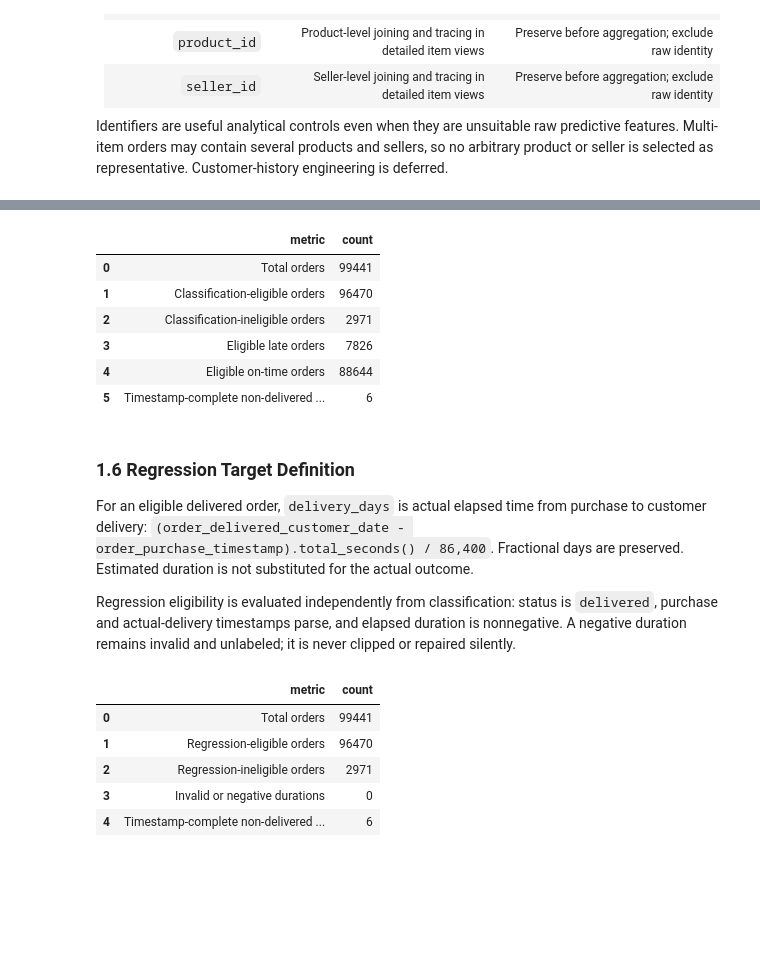
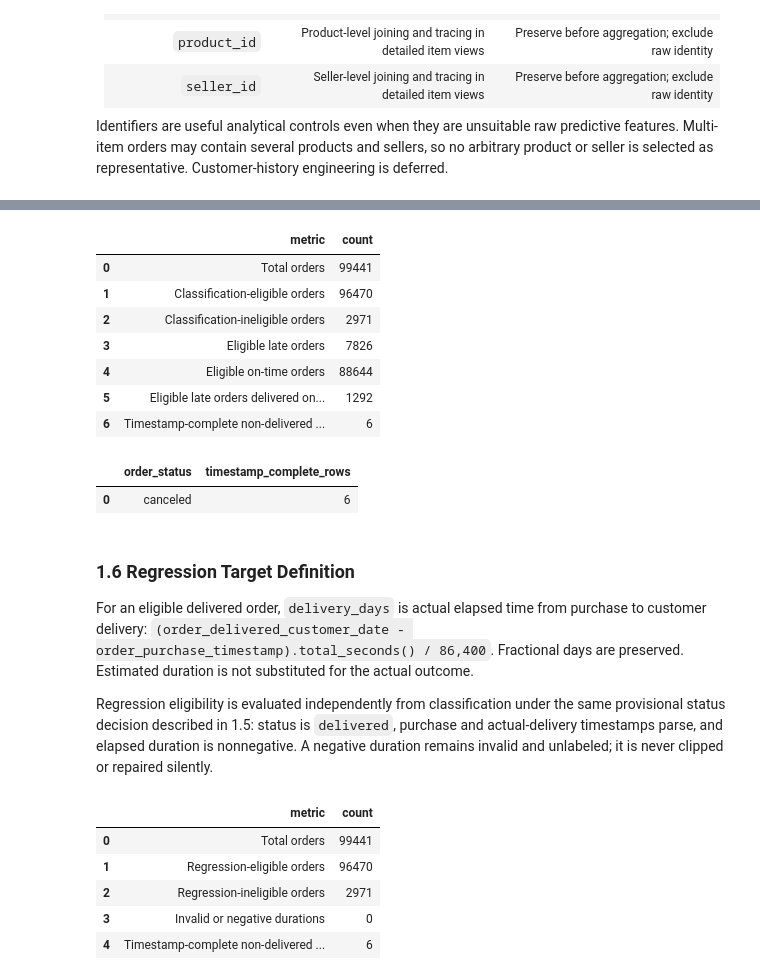
Before and after one commit to mmubashir95/ecommerce-delivery-intelligence, a Jupyter notebook: notebooks/03_exploratory_analysis.ipynb, the cells around one changed output, grey strips where cells are left out. Cells and saved outputs as stored; diff of their text form; code cells hidden in the pictures; blank space fills up the shorter version.

```diff
--- a/notebooks/03_exploratory_analysis.ipynb
+++ b/notebooks/03_exploratory_analysis.ipynb
@@ -110,10 +110,16 @@ missing_target_columns = [
 if missing_target_columns:
     raise KeyError(f"Orders is missing target columns: {missing_target_columns}")
 
+# An explicit format prevents pandas from silently inferring a different
+# layout (for example day-first dates) if the source format ever changes.
+SOURCE_TIMESTAMP_FORMAT = "%Y-%m-%d %H:%M:%S"
+
 timestamp_parse_rows = []
 for column in TARGET_TIMESTAMP_COLUMNS:
     original_non_null = orders[column].notna()
-    parsed = pd.to_datetime(orders[column], errors="coerce")
+    parsed = pd.to_datetime(
+        orders[column], format=SOURCE_TIMESTAMP_FORMAT, errors="coerce"
+    )
     failed_non_null = original_non_null & parsed.isna()
     timestamp_parse_rows.append(
         {
@@ -246,42 +261,69 @@ orders.loc[classification_eligible, "is_late"] = (
     orders.loc[classification_eligible, "order_delivered_customer_date"]
     > orders.loc[classification_eligible, "order_estimated_delivery_date"]
 ).astype("Int8")
 
+# The estimate is stored at midnight, so a delivery later on the same calendar
+# day is late under the strict rule; this count quantifies that convention.
+same_day_late = (
+    classification_eligible
+    & orders["is_late"].eq(1).fillna(False)
+    & orders["order_delivered_customer_date"].dt.normalize().eq(
+        orders["order_estimated_delivery_date"]
+    )
+)
+
+# Rows that satisfy the timestamp rules but are excluded only by the
+# provisional delivered-status rule; shown by status for governance review.
+status_only_exclusions = ~delivered_status & classification_timestamps_valid
+
 classification_summary = pd.DataFrame(
     {
         "metric": [
             "Total orders",
             "Classification-eligible orders",
             "Classification-ineligible orders",
             "Eligible late orders",
             "Eligible on-time orders",
+            "Eligible late orders delivered on the estimated calendar day",
             "Timestamp-complete non-delivered orders (governance diagnostic)",
         ],
         "count": [
             len(orders),
             int(classification_eligible.sum()),
             int((~classification_eligible).sum()),
             int(orders.loc[classification_eligible, "is_late"].eq(1).sum()),
             int(orders.loc[classification_eligible, "is_late"].eq(0).sum()),
-            int((~delivered_status & classification_timestamps_valid).sum()),
+            int(same_day_late.sum()),
+            int(status_only_exclusions.sum()),
         ],
     }
 )
-classification_summary
+display(classification_summary)
+
+status_only_exclusion_breakdown = (
+    orders.loc[status_only_exclusions, "order_status"]
+    .value_counts()
+    .rename_axis("order_status")
+    .reset_index(name="timestamp_complete_rows")
+)
+status_only_exclusion_breakdown
 # %% [output]
 |  | metric | count |
 | 0 | Total orders | 99441 |
 | 1 | Classification-eligible orders | 96470 |
 | 2 | Classification-ineligible orders | 2971 |
 | 3 | Eligible late orders | 7826 |
 | 4 | Eligible on-time orders | 88644 |
-| 5 | Timestamp-complete non-delivered ... | 6 |
+| 5 | Eligible late orders delivered on... | 1292 |
+| 6 | Timestamp-complete non-delivered ... | 6 |
+|  | order_status | timestamp_complete_rows |
+| 0 | canceled | 6 |
 # %% [markdown]
 ### 1.6 Regression Target Definition
 
 For an eligible delivered order, `delivery_days` is actual elapsed time from purchase to customer delivery: `(order_delivered_customer_date - order_purchase_timestamp).total_seconds() / 86,400`. Fractional days are preserved. Estimated duration is not substituted for the actual outcome.
 
-Regression eligibility is evaluated independently from classification: status is `delivered`, purchase and actual-delivery timestamps parse, and elapsed duration is nonnegative. A negative duration remains invalid and unlabeled; it is never clipped or repaired silently.
+Regression eligibility is evaluated independently from classification under the same provisional status decision described in 1.5: status is `delivered`, purchase and actual-delivery timestamps parse, and elapsed duration is nonnegative. A negative duration remains invalid and unlabeled; it is never clipped or repaired silently.
 # %%
 delivery_duration_days = (
     orders["order_delivered_customer_date"]
```
Also changed, not shown: parts of 6 cells of this notebook.
